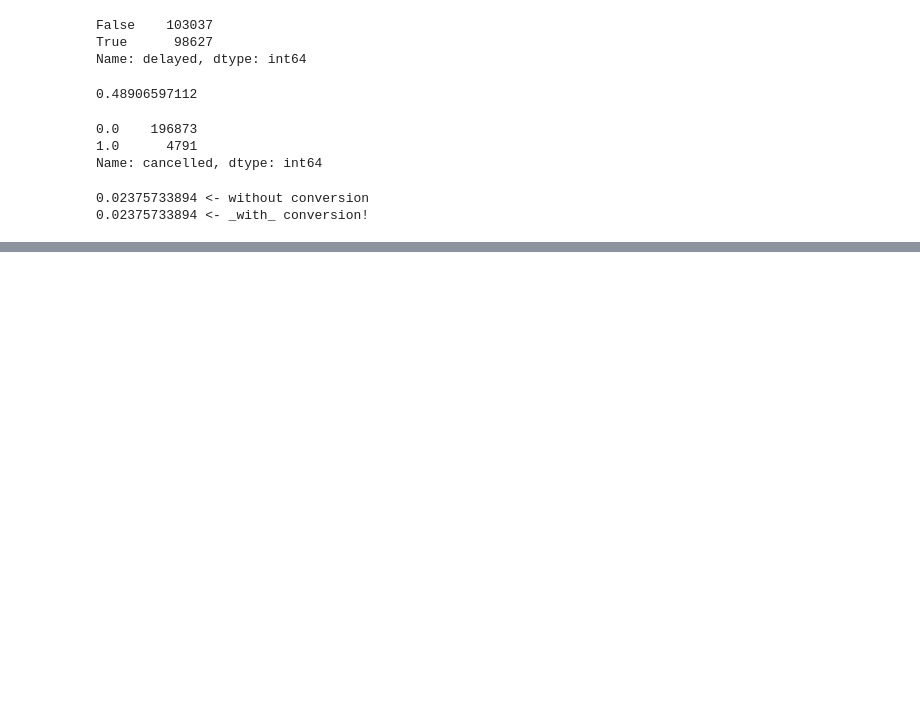
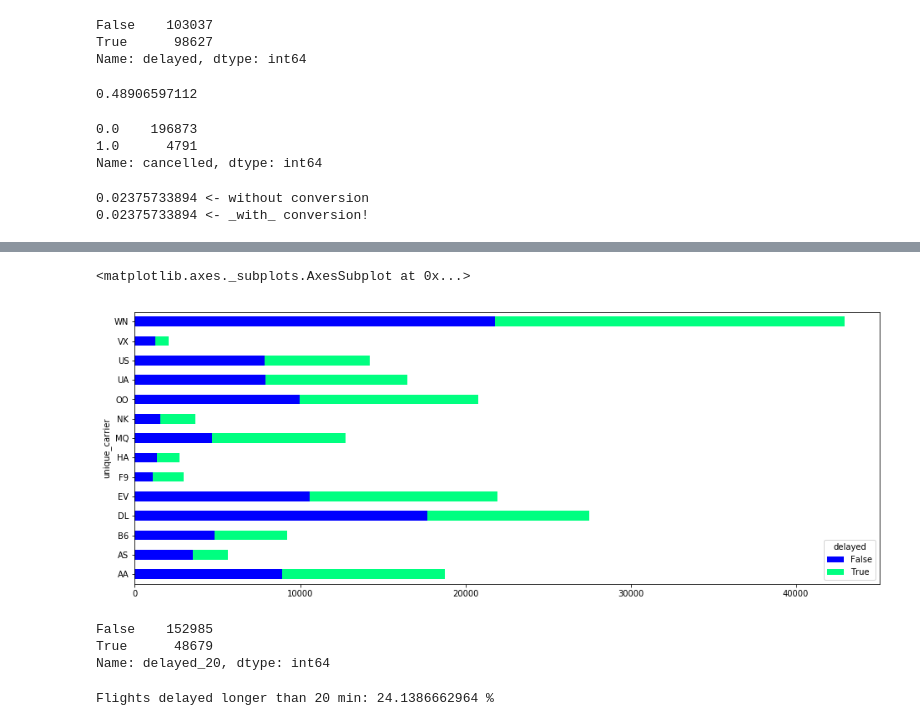
Before and after one commit to alcpinto/python-basics, a Jupyter notebook: notebooks/07analysis.ipynb, the cells around one changed output, grey strips where cells are left out. Drawn from its saved outputs; the diff is of its cells as text; code cells hidden in the pictures; blank space fills up the shorter version.

```diff
--- a/notebooks/07analysis.ipynb
+++ b/notebooks/07analysis.ipynb
@@ -56,3 +56,6 @@ print(float(delayed) / (delayed + not_delayed), '<- _with_ conversion!')
 # %% [output]
 0.02375733894 <- without conversion
 0.02375733894 <- _with_ conversion!
+# %%
+group_by_carrier = data.groupby(['unique_carrier','delayed'])
+group_by_carrier
@@ -58,0 +84,3 @@ print(float(delayed) / (delayed + not_delayed), '<- _with_ conversion!')
+# %%
+count_delays_by_carrier = group_by_carrier.size().unstack()
+count_delays_by_carrier
@@ -58,0 +104,17 @@ print(float(delayed) / (delayed + not_delayed), '<- _with_ conversion!')
+# %%
+count_delays_by_carrier.plot(kind='barh', stacked=True, figsize=[16,6], colormap='winter')
+# %% [output]
+<matplotlib.axes._subplots.AxesSubplot at 0x...>
+[figure, added]
+# %%
+data['delayed_20'] = data['arr_delay'].apply(lambda x: x > 20)
+delay_counts = data['delayed_20'].value_counts()
+delay_counts
+# %% [output]
+False    152985
+True      48679
+Name: delayed_20, dtype: int64
+# %%
+print('Flights delayed longer than 20 min:', delay_counts[1]/float(delay_counts[1] + delay_counts[0]) * 100, '%')
+# %% [output]
+Flights delayed longer than 20 min: 24.1386662964 %
```
Also changed, not shown: parts of 11 cells of this notebook, 3 other files.
